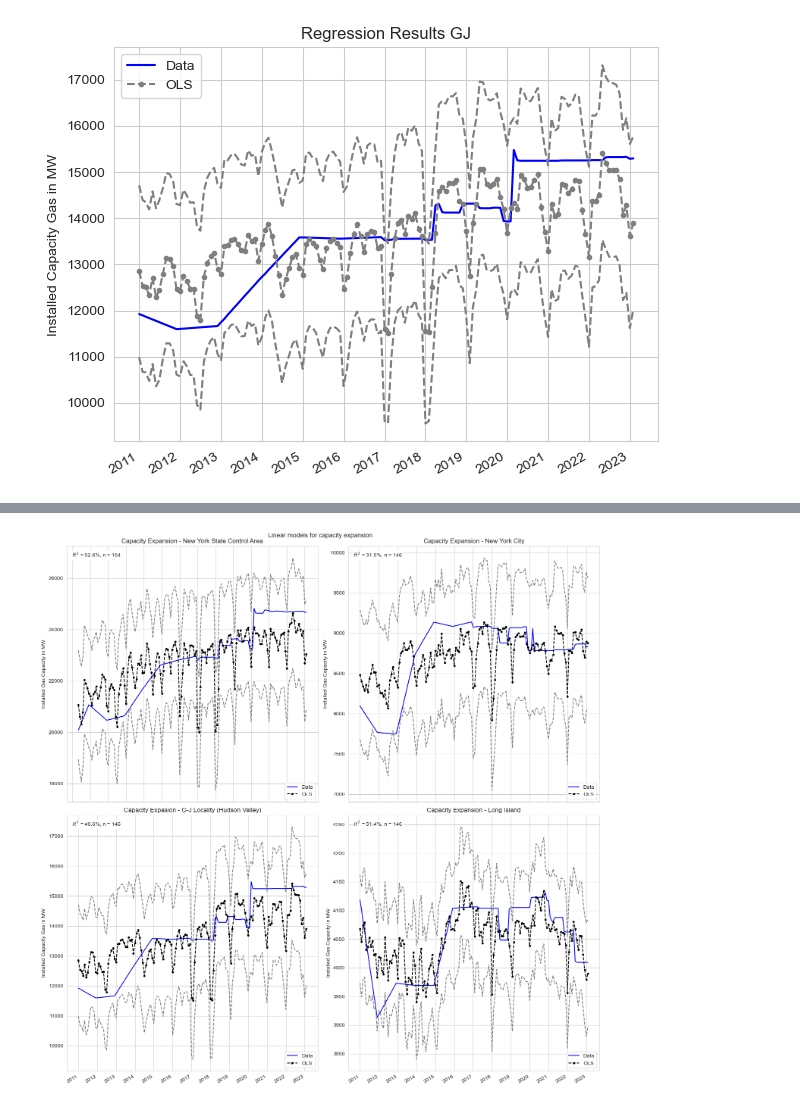
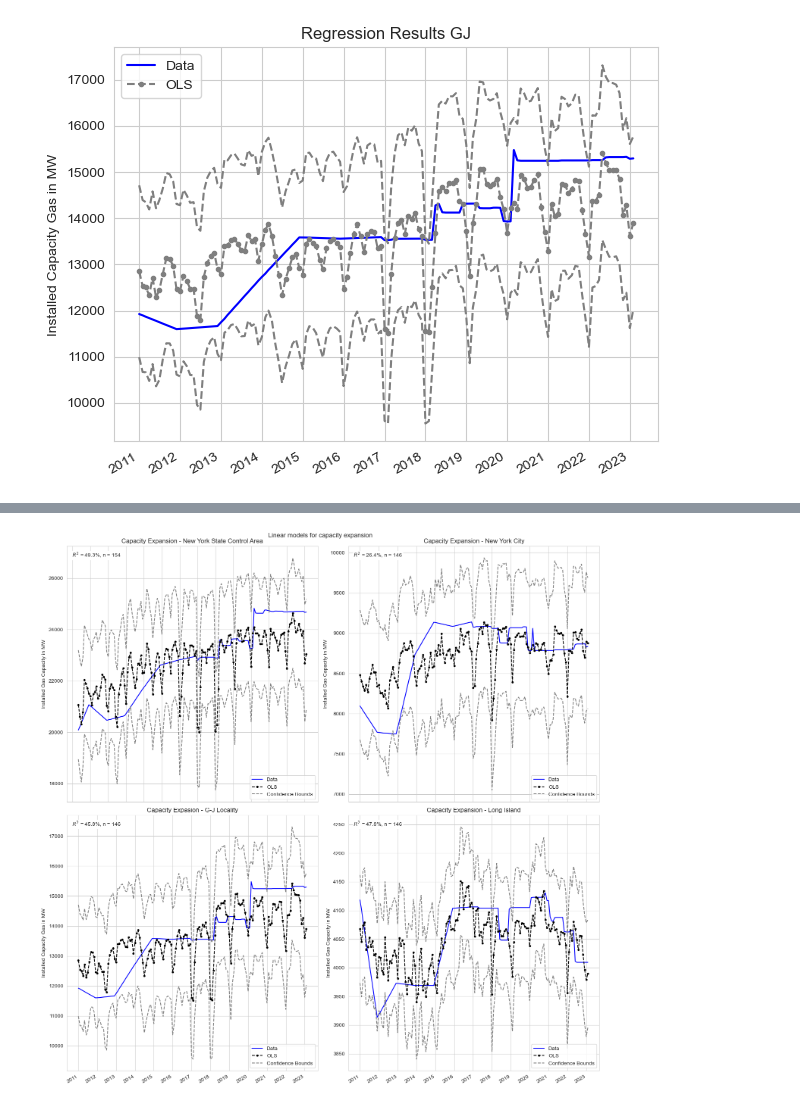
Before and after one commit to borvendegmate/tum_power_system_economics, a Jupyter notebook: code/regression_expansion.ipynb, the cells around one changed output, grey strips where cells are left out. Drawn from its saved outputs; the diff is of its cells as text; code cells hidden in the pictures.

Commit message:
final regression plots

```diff
--- a/code/regression_expansion.ipynb
+++ b/code/regression_expansion.ipynb
@@ -556,14 +553,14 @@ prstd, iv_l, iv_u = wls_prediction_std(res_nyca)
 
 ax[0, 0].plot(x_nyca, y_true_nyca, 'b-', label="Data")
 ax[0, 0].plot(x_nyca, res_nyca.fittedvalues, color='black', marker='.', linestyle='--', label="OLS") #--.
-ax[0, 0].plot(x_nyca, iv_u, color='tab:gray', linestyle='--')
+ax[0, 0].plot(x_nyca, iv_u, color='tab:gray', linestyle='--', label="Confidence Bounds")
 ax[0, 0].plot(x_nyca, iv_l, color='tab:gray', linestyle='--')
 ax[0, 0].legend(loc='lower right')
 #ax.set_ylim(22000, 24500)
 ax[0, 0].set_title('Capacity Expansion - New York State Control Area')
 ax[0, 0].set_ylabel('Installed Gas Capacity in MW')
 
-ax[0, 0].text(0.02, 0.98, "$R^2$ = 52.6%, n = 154",
+ax[0, 0].text(0.02, 0.98, "$R^2$ = 49.3%, n = 154",
                ha = 'left', va = 'top',
                transform=ax[0, 0].transAxes,
                bbox={'facecolor': 'white', 'alpha': 1, 'pad': 1}
@@ -587,14 +584,14 @@ prstd, iv_l, iv_u = wls_prediction_std(res_nyc)
 
 ax[0, 1].plot(x_nyc, y_true_nyc, 'b-', label="Data")
 ax[0, 1].plot(x_nyc, res_nyc.fittedvalues, color='black', marker='.', linestyle='--', label="OLS") #--.
-ax[0, 1].plot(x_nyc, iv_u, color='tab:gray', linestyle='--')
+ax[0, 1].plot(x_nyc, iv_u, color='tab:gray', linestyle='--', label="Confidence Bounds")
 ax[0, 1].plot(x_nyc, iv_l, color='tab:gray', linestyle='--')
 ax[0, 1].legend(loc='lower right')
 #ax.set_ylim(8500, 9500)
 ax[0, 1].set_title('Capacity Expansion - New York City')
 ax[0, 1].set_ylabel('Installed Gas Capacity in MW')
 
-ax[0, 1].text(0.02, 0.98, "$R^2$ = 31.5%, n = 146",
+ax[0, 1].text(0.02, 0.98, "$R^2$ = 26.4%, n = 146",
                ha = 'left', va = 'top',
                transform=ax[0, 1].transAxes,
                bbox={'facecolor': 'white', 'alpha': 1, 'pad': 1}
@@ -618,14 +615,14 @@ prstd, iv_l, iv_u = wls_prediction_std(res_gj)
 
 ax[1, 0].plot(x_gj, y_true_gj, 'b-', label="Data")
 ax[1, 0].plot(x_gj, res_gj.fittedvalues, color='black', marker='.', linestyle='--', label="OLS") #--.
-ax[1, 0].plot(x_gj, iv_u, color='tab:gray', linestyle='--')
+ax[1, 0].plot(x_gj, iv_u, color='tab:gray', linestyle='--', label="Confidence Bounds")
 ax[1, 0].plot(x_gj, iv_l, color='tab:gray', linestyle='--')
 ax[1, 0].legend(loc='lower right')
 #ax.set_ylim(12500, 15000)
-ax[1, 0].set_title('Capacity Expasion - G-J Locality (Hudson Valley)')
+ax[1, 0].set_title('Capacity Expasion - G-J Locality')
 ax[1, 0].set_ylabel('Installed Capacity Gas in MW')
 
-ax[1, 0].text(0.02, 0.98, "$R^2$ = 49.6%, n = 146",
+ax[1, 0].text(0.02, 0.98, "$R^2$ = 45.8%, n = 146",
                ha = 'left', va = 'top',
                transform=ax[1, 0].transAxes,
                bbox={'facecolor': 'white', 'alpha': 1, 'pad': 1}
@@ -643,33 +640,33 @@ fig.autofmt_xdate() # tilt the date labels
 res_li = model_li
 x_li = li_df.index
 y_true_li = li_df['Gas (LI)']
 y_li = predictions_li
 prstd, iv_l, iv_u = wls_prediction_std(res_li)
 
 
 ax[1, 1].plot(x_li, y_true_li, 'b-', label="Data")
 ax[1, 1].plot(x_li, res_li.fittedvalues, color='black', marker='.', linestyle='--', label="OLS") #--.
-ax[1, 1].plot(x_li, iv_u, color='tab:gray', linestyle='--')
+ax[1, 1].plot(x_li, iv_u, color='tab:gray', linestyle='--', label="Confidence Bounds")
 ax[1, 1].plot(x_li, iv_l, color='tab:gray', linestyle='--')
 ax[1, 1].legend(loc='lower right')
 #ax.set_ylim(3900, 4200)
 ax[1, 1].set_title('Capacity Expansion - Long Island')
 ax[1, 1].set_ylabel('Installed Gas Capacity in MW')
 
-ax[1, 1].text(0.02, 0.98, "$R^2$ = 51.4%, n = 146",
+ax[1, 1].text(0.02, 0.98, "$R^2$ = 47.8%, n = 146",
                ha = 'left', va = 'top',
                transform=ax[1, 1].transAxes,
                bbox={'facecolor': 'white', 'alpha': 1, 'pad': 1}
                )
 
 formatter = mdates.DateFormatter("%Y") # formatter of the date
 locator = mdates.YearLocator() # where to put the labels
 ax[1, 1].xaxis.set_major_formatter(formatter) # calling the formatter for the x-axis
 ax[1, 1].xaxis.set_major_locator(locator) # calling the locator for the x-axis
 fig.autofmt_xdate() # tilt the date labels
 
 fig.suptitle("Linear models for capacity expansion")
 plt.tight_layout()
 plt.show()
 # %% [output]
-[figure, old version]
+[figure, new version]
```
Also changed, not shown: parts of 5 cells of this notebook, 11 other files.
